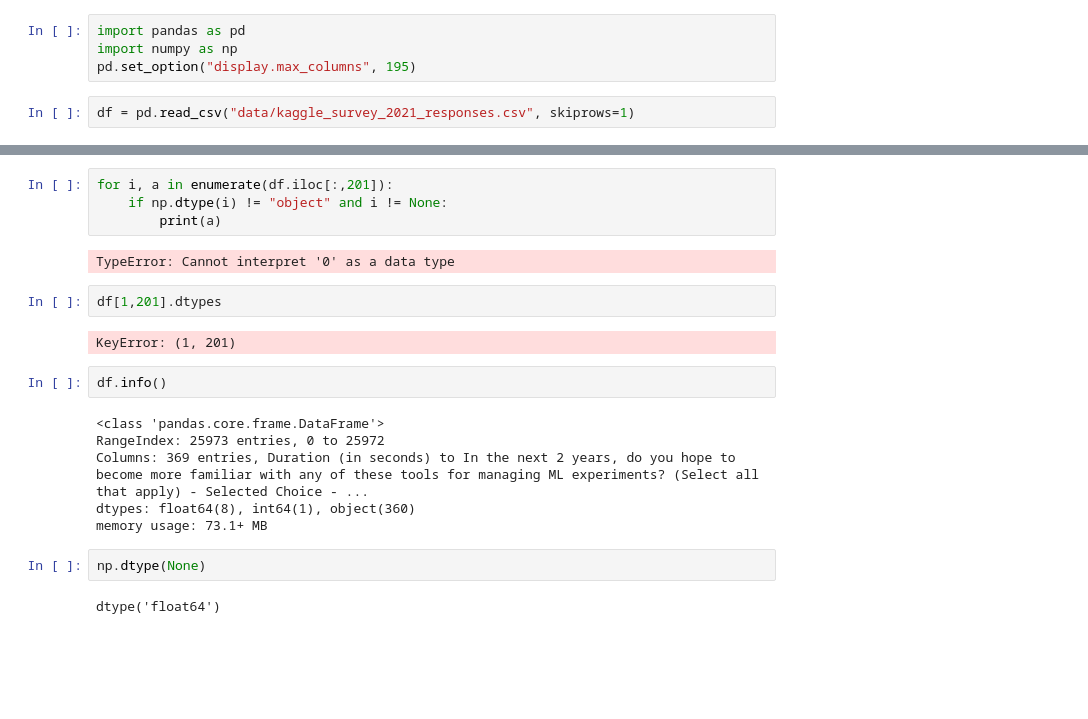
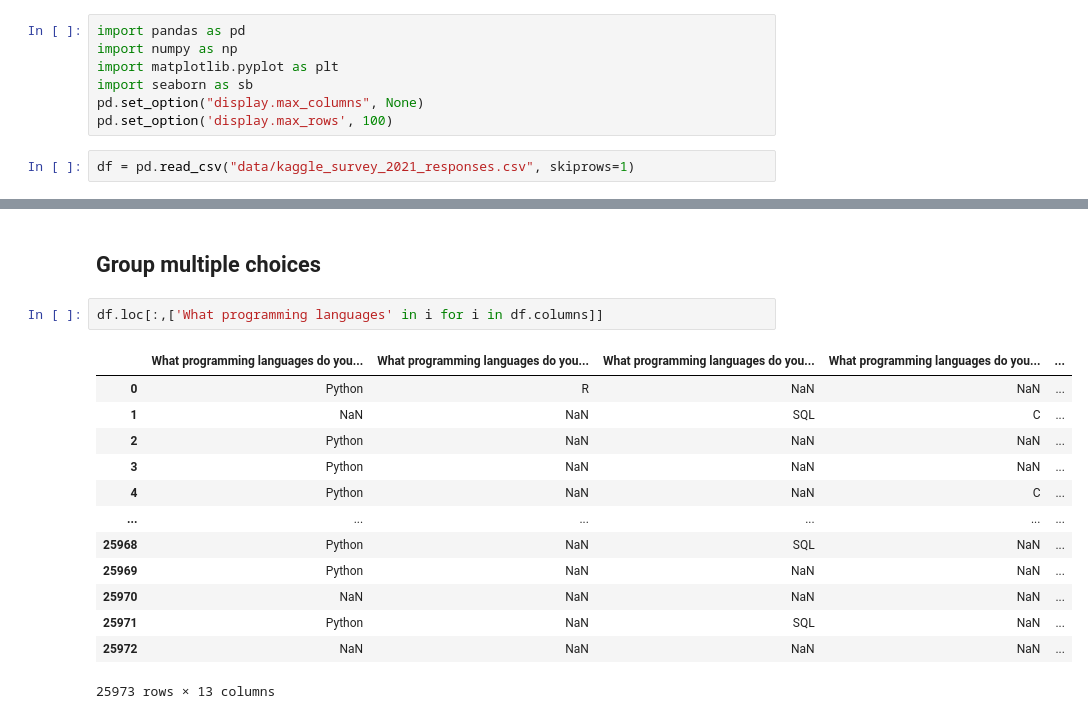
Before and after one commit to minh14496/EDA_kagggle, a Jupyter notebook: eda_kaggle.ipynb, the cells around one changed output, grey strips where cells are left out. Saved outputs shown, nothing was run; the diff lists cells and outputs as text; blank space fills up the shorter version.

Commit message:
section multiple choice col

```diff
--- a/eda_kaggle.ipynb
+++ b/eda_kaggle.ipynb
@@ -1,6 +1,9 @@
 # %%
 import pandas as pd
 import numpy as np
-pd.set_option("display.max_columns", 195)
+import matplotlib.pyplot as plt
+import seaborn as sb
+pd.set_option("display.max_columns", None)
+pd.set_option('display.max_rows', 100)
 # %%
 df = pd.read_csv("data/kaggle_survey_2021_responses.csv", skiprows=1)
@@ -19,22 +61,18 @@ df.head(3)
-# %%
-for i, a in enumerate(df.iloc[:,201]):
-    if np.dtype(i) != "object" and i != None:
-        print(a)
-# %% [output]
-TypeError: Cannot interpret '0' as a data type
-# %%
-df[1,201].dtypes
-# %% [output]
-KeyError: (1, 201)
-# %%
-df.info()
-# %% [output]
-<class 'pandas.core.frame.DataFrame'>
-RangeIndex: 25973 entries, 0 to 25972
-Columns: 369 entries, Duration (in seconds) to In the next 2 years, do you hope to become more familiar with any of these tools for managing ML experiments? (Select all that apply) - Selected Choice - ...
-dtypes: float64(8), int64(1), object(360)
-memory usage: 73.1+ MB
-# %%
-np.dtype(None)
-# %% [output]
-dtype('float64')
+# %% [markdown]
+## Group multiple choices
+# %%
+df.loc[:,['What programming languages' in i for i in df.columns]]
+# %% [output]
+|  | What programming languages do you... | What programming languages do you... | What programming languages do you... | What programming languages do you... | ... |
+| 0 | Python | R | NaN | NaN | ... |
+| 1 | NaN | NaN | SQL | C | ... |
+| 2 | Python | NaN | NaN | NaN | ... |
+| 3 | Python | NaN | NaN | NaN | ... |
+| 4 | Python | NaN | NaN | C | ... |
+| ... | ... | ... | ... | ... | ... |
+| 25968 | Python | NaN | SQL | NaN | ... |
+| 25969 | Python | NaN | NaN | NaN | ... |
+| 25970 | NaN | NaN | NaN | NaN | ... |
+| 25971 | Python | NaN | SQL | NaN | ... |
+| 25972 | NaN | NaN | NaN | NaN | ... |
+25973 rows × 13 columns
```
Also changed, not shown: parts of 32 cells of this notebook.
